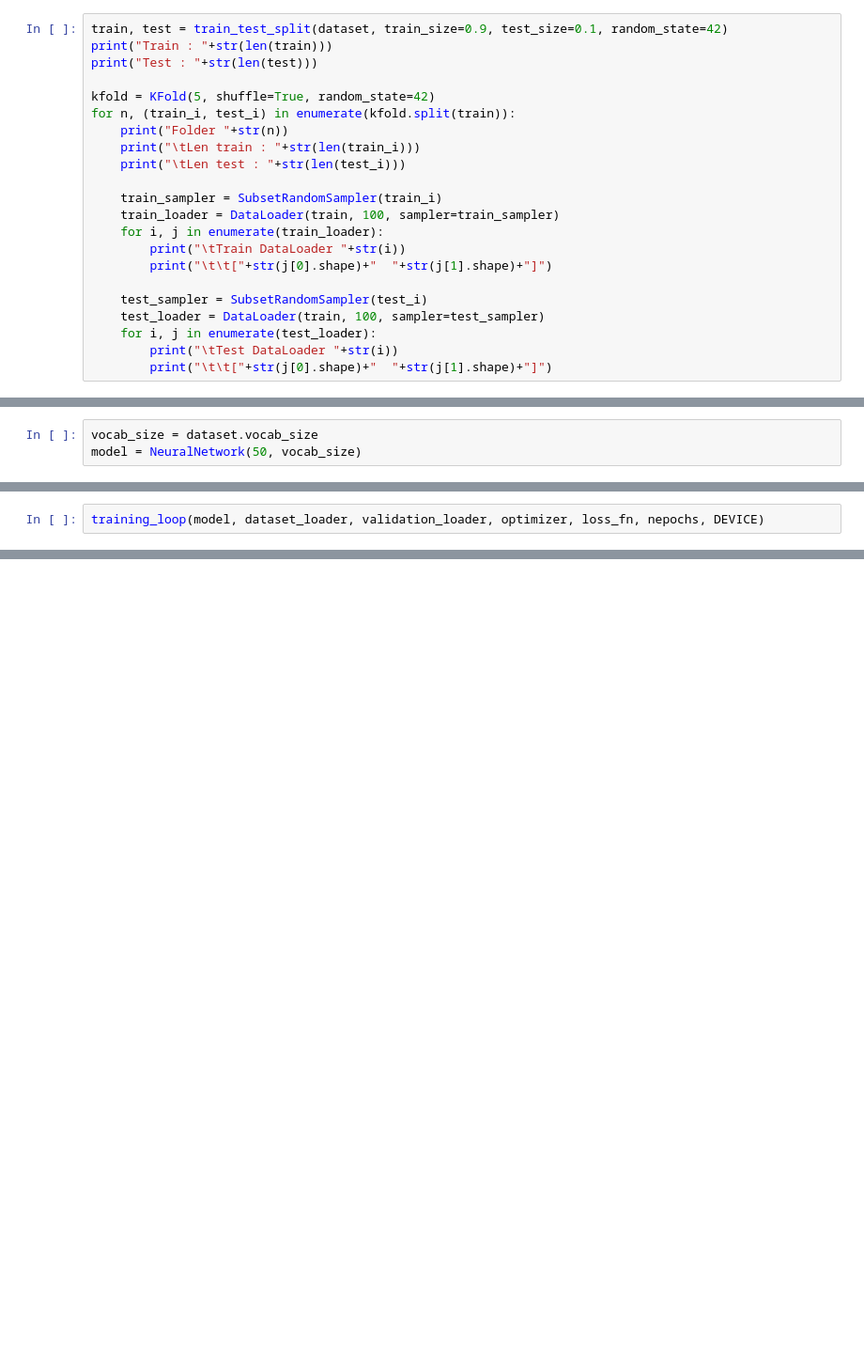
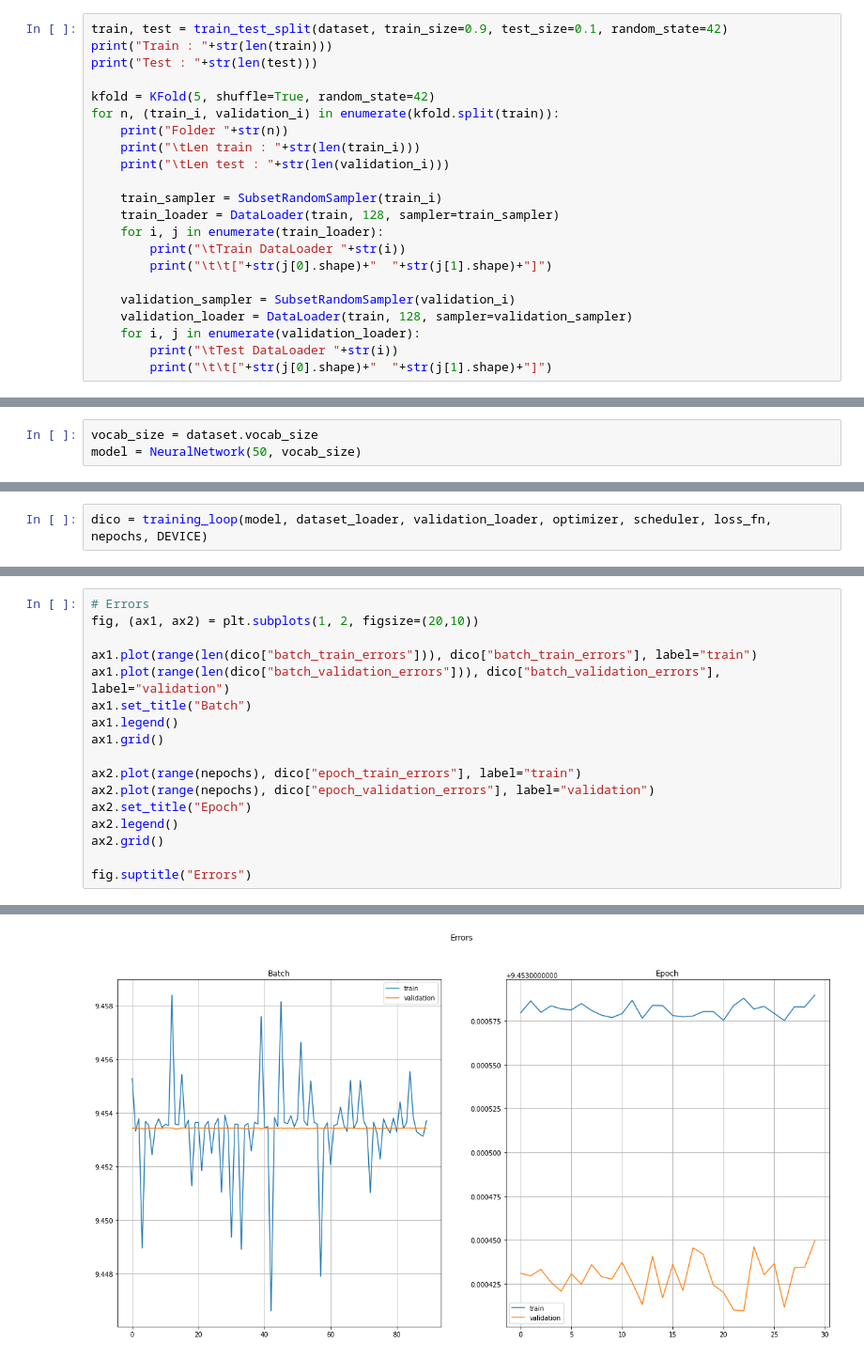
Before and after one commit to maximeDelmas/hackathon2022-MeSH2Vec, a Jupyter notebook: mesh2vec.ipynb, the cells around one changed output, grey strips where cells are left out. Shown at 94% size. Saved outputs shown, nothing was run; the diff lists cells and outputs as text; blank space fills up the shorter version.

```diff
--- a/mesh2vec.ipynb
+++ b/mesh2vec.ipynb
@@ -188,20 +198,20 @@ print("Train : "+str(len(train)))
 print("Test : "+str(len(test)))
 
 kfold = KFold(5, shuffle=True, random_state=42)
-for n, (train_i, test_i) in enumerate(kfold.split(train)):
+for n, (train_i, validation_i) in enumerate(kfold.split(train)):
     print("Folder "+str(n))
     print("\tLen train : "+str(len(train_i)))
-    print("\tLen test : "+str(len(test_i)))
+    print("\tLen test : "+str(len(validation_i)))
 
     train_sampler = SubsetRandomSampler(train_i)
-    train_loader = DataLoader(train, 100, sampler=train_sampler)
+    train_loader = DataLoader(train, 128, sampler=train_sampler)
     for i, j in enumerate(train_loader):
         print("\tTrain DataLoader "+str(i))
         print("\t\t["+str(j[0].shape)+"  "+str(j[1].shape)+"]")
 
-    test_sampler = SubsetRandomSampler(test_i)
-    test_loader = DataLoader(train, 100, sampler=test_sampler)
-    for i, j in enumerate(test_loader):
+    validation_sampler = SubsetRandomSampler(validation_i)
+    validation_loader = DataLoader(train, 128, sampler=validation_sampler)
+    for i, j in enumerate(validation_loader):
         print("\tTest DataLoader "+str(i))
         print("\t\t["+str(j[0].shape)+"  "+str(j[1].shape)+"]")
 # %% [output]
@@ -348,2 +464,2 @@ No GPU available, using the CPU instead.
 # %%
-training_loop(model, dataset_loader, validation_loader, optimizer, loss_fn, nepochs, DEVICE)
+dico = training_loop(model, dataset_loader, validation_loader, optimizer, scheduler, loss_fn, nepochs, DEVICE)
@@ -349,0 +500,18 @@ training_loop(model, dataset_loader, validation_loader, optimizer, loss_fn, nepo
+# %%
+# Errors
+fig, (ax1, ax2) = plt.subplots(1, 2, figsize=(20,10))
+
+ax1.plot(range(len(dico["batch_train_errors"])), dico["batch_train_errors"], label="train")
+ax1.plot(range(len(dico["batch_validation_errors"])), dico["batch_validation_errors"], label="validation")
+ax1.set_title("Batch")
+ax1.legend()
+ax1.grid()
+
+ax2.plot(range(nepochs), dico["epoch_train_errors"], label="train")
+ax2.plot(range(nepochs), dico["epoch_validation_errors"], label="validation")
+ax2.set_title("Epoch")
+ax2.legend()
+ax2.grid()
+
+fig.suptitle("Errors")
+# %% [output]
@@ -349,0 +519 @@ training_loop(model, dataset_loader, validation_loader, optimizer, loss_fn, nepo
+[figure, added]
```
Also changed, not shown: parts of 28 cells of this notebook, 4 other files.
